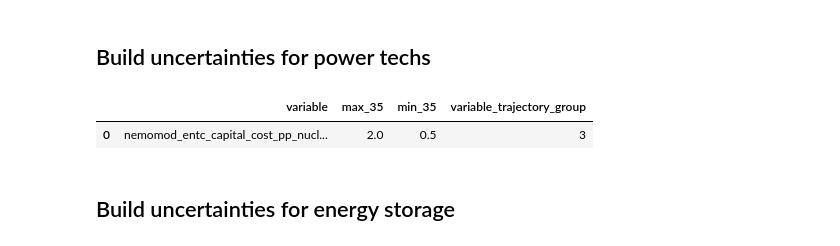
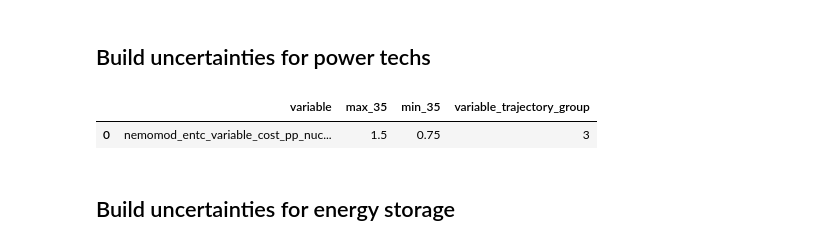
Before and after one commit to jcsyme/sisepuede_region_nbs, a Jupyter notebook: louisiana/run_louisiana.ipynb, the cells around one changed output. Saved outputs shown, nothing was run; the diff lists cells and outputs as text; code cells hidden in the pictures.

```diff
--- a/louisiana/run_louisiana.ipynb
+++ b/louisiana/run_louisiana.ipynb
@@ -182,7 +209,7 @@ _CATS_ENFU_FF = [
     "fuel_natural_gas",
     "fuel_oil"
 ]
-scalar_range = (0.5, 1.8)
+scalar_range = (0.5, 1.5)
 
 
 # variables to tie into groups
@@ -237,46 +264,57 @@ dict_tech_classes = transformers.model_enerprod.get_tech_info_dict()
 _CATS_ETNC_PP = dict_tech_classes.get("all_techs_pp")
 
 groups = [
     [
         "pp_coal",
         "pp_coal_ccs",
         "pp_gas",
         "pp_gas_ccs",
         "pp_oil"
     ],
     [
         "pp_nuclear"
     ]
 ]
 
-scalar_ranges = [(0.5, 1.5), (0.5, 2.0)]
+scalar_ranges = [(0.75, 1.25), (0.75, 1.5)]
 
 
 # variables to tie into groups
 modvar_capex = matt.get_variable("NemoMod CapitalCost")
+modvar_fixed = matt.get_variable("NemoMod FixedCost")
+modvar_variable = matt.get_variable("NemoMod VariableCost")
 
 for i, grp in enumerate(groups):
-    ranges = scalar_ranges[i]
-    fields_combine = modvar_capex.build_fields(category_restrictions = grp, )
+
+    # group the model variables together
+    for modvar in [
+        modvar_capex,
+        modvar_fixed,
+        modvar_variable
+    ]:
+
+        ranges = scalar_ranges[i]
+        fields_combine = modvar.build_fields(category_restrictions = grp, )
 
 
-    df_component = pd.DataFrame(
-        {
-            _FIELD_VARIABLE: fields_combine,
-            _FIELD_MAX: [ranges[1] for x in fields_combine],
-            _FIELD_MIN: [ranges[0] for x in fields_combine],
-            _FIELD_TRAJGROUP: [_GROUP_IND_UNCERTAINTY for x in fields_combine],
-        }
-    )
+        df_component = pd.DataFrame(
+            {
+                _FIELD_VARIABLE: fields_combine,
+                _FIELD_MAX: [ranges[1] for x in fields_combine],
+                _FIELD_MIN: [ranges[0] for x in fields_combine],
+                _FIELD_TRAJGROUP: [_GROUP_IND_UNCERTAINTY for x in fields_combine],
+            }
+        )
 
-    _DF_UNCERTAINTY.append(df_component)
+        _DF_UNCERTAINTY.append(df_component)
+
     _GROUP_IND_UNCERTAINTY += 1
 
 
 df_component
 # %% [output]
 |  | variable | max_35 | min_35 | variable_trajectory_group |
-| 0 | nemomod_entc_capital_cost_pp_nucl... | 2.0 | 0.5 | 3 |
+| 0 | nemomod_entc_variable_cost_pp_nuc... | 1.5 | 0.75 | 3 |
 # %% [markdown]
 ##  Build uncertainties for energy storage
 # %%
```
Also changed, not shown: parts of 66 cells of this notebook, 9 other files.
